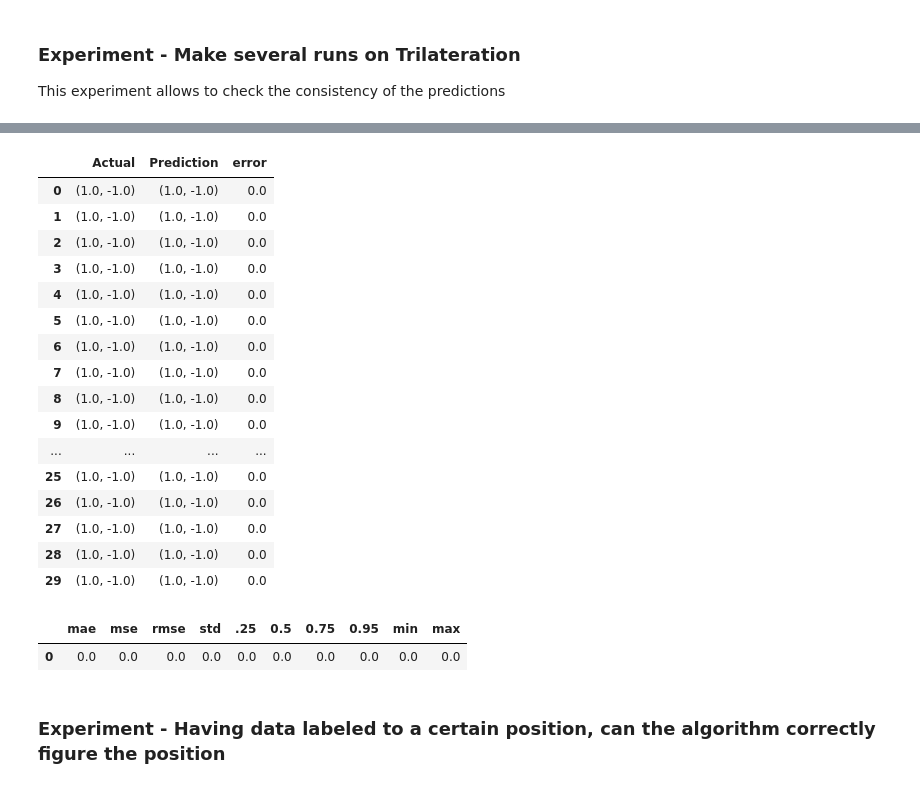
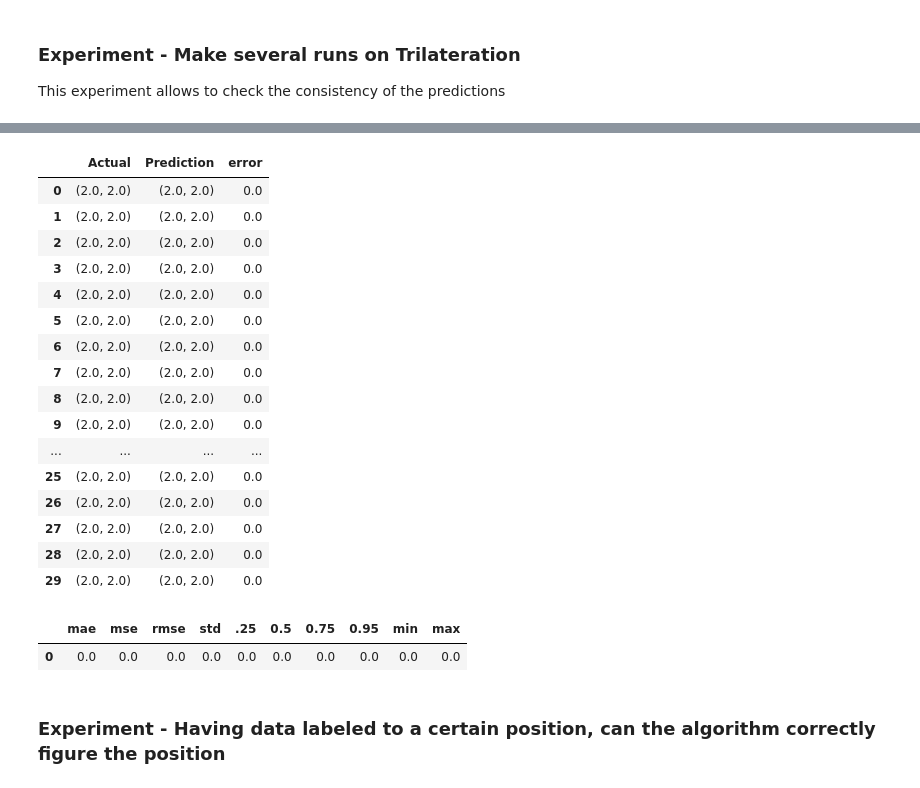
Before and after one commit to rui-pedro-porfirio/IndoorApp, a Jupyter notebook: Server/Notebooks/TRILATERATION/TrilaterationNotebook.ipynb, the cells around one changed output, grey strips where cells are left out. Drawn from its saved outputs; the diff is of its cells as text; code cells hidden in the pictures.

Commit message:
Trilateration Notebook experiments with new data done. New results can be evaluated for trilateration

```diff
--- a/Server/Notebooks/TRILATERATION/TrilaterationNotebook.ipynb
+++ b/Server/Notebooks/TRILATERATION/TrilaterationNotebook.ipynb
@@ -544,6 +544,8 @@ def compute_KNN_with_Regression(testX_data=None, scaler=None, n_neighbors=5,
 # %%
 rf = test_dataset.groupby((['coordinate_X','coordinate_Y']))
 for k1, v1 in rf:
+    coordinate_test = k1
     test_point = v1
+display(coordinate_test)
 display(test_point)
 # %% [output]
@@ -620,6 +619,27 @@ def compute_trilateration(flag = 0):
     if flag == 0:
         compute_display(results_mse)
     return prediction
+# %%
+def compute_trilateration_test_single_point(flag = 0):
+    results_mse = {}
+    for index, row in dataset.iterrows():
+        x = row['X']
+        y = row['Y']
+        squared_errors = 0.0
+        rfv = test_point.groupby(['BLE Beacon'])
+        empty_list = {}
+        for k, v in rfv:
+            distance_known = row[k]
+            squared_errors += compute_squared_errors(distance_known,distances[coordinate_test][k])
+        mse = squared_errors / len(rfv)
+        if flag == 0:
+            print('MSE FOR POINT: x: ' + str(x) + ", y: " + str(y) + " is " + str(mse))
+        results_mse[(x,y)] = mse
+    prediction = min(results_mse,key=results_mse.get)
+    print("PREDICTION is " + str(prediction))
+    if flag == 0:
+        compute_display(results_mse)
+    return prediction
 # %% [markdown]
 ### Experiment - Compute Distances
 Make initial prediction on distances
@@ -648,5 +668,5 @@ DISTANCES ESTIMATIONS
 ### Experiment - Compute Trilateration
 Make initial prediction on trilateration
 # %%
-initial_prediction = compute_trilateration()
+initial_prediction = compute_trilateration_test_single_point()
 # %% [output]
@@ -682,7 +699,7 @@ actual = list()
 results_stats = list()
 for run in runs:
     compute_distance(flag=1)
-    prediction = compute_trilateration(flag=1)
+    prediction = compute_trilateration_test_single_point(flag=1)
     predictions.append(prediction)
     actual.append(initial_prediction)
 results = list(zip(actual,predictions))
@@ -721,20 +738,20 @@ PREDICTION is (1.0, -1.0)
 |  | Actual | Prediction | error |
-| 0 | (1.0, -1.0) | (1.0, -1.0) | 0.0 |
-| 1 | (1.0, -1.0) | (1.0, -1.0) | 0.0 |
-| 2 | (1.0, -1.0) | (1.0, -1.0) | 0.0 |
-| 3 | (1.0, -1.0) | (1.0, -1.0) | 0.0 |
-| 4 | (1.0, -1.0) | (1.0, -1.0) | 0.0 |
-| 5 | (1.0, -1.0) | (1.0, -1.0) | 0.0 |
-| 6 | (1.0, -1.0) | (1.0, -1.0) | 0.0 |
-| 7 | (1.0, -1.0) | (1.0, -1.0) | 0.0 |
-| 8 | (1.0, -1.0) | (1.0, -1.0) | 0.0 |
-| 9 | (1.0, -1.0) | (1.0, -1.0) | 0.0 |
+| 0 | (2.0, 2.0) | (2.0, 2.0) | 0.0 |
+| 1 | (2.0, 2.0) | (2.0, 2.0) | 0.0 |
+| 2 | (2.0, 2.0) | (2.0, 2.0) | 0.0 |
+| 3 | (2.0, 2.0) | (2.0, 2.0) | 0.0 |
+| 4 | (2.0, 2.0) | (2.0, 2.0) | 0.0 |
+| 5 | (2.0, 2.0) | (2.0, 2.0) | 0.0 |
+| 6 | (2.0, 2.0) | (2.0, 2.0) | 0.0 |
+| 7 | (2.0, 2.0) | (2.0, 2.0) | 0.0 |
+| 8 | (2.0, 2.0) | (2.0, 2.0) | 0.0 |
+| 9 | (2.0, 2.0) | (2.0, 2.0) | 0.0 |
 | ... | ... | ... | ... |
-| 25 | (1.0, -1.0) | (1.0, -1.0) | 0.0 |
-| 26 | (1.0, -1.0) | (1.0, -1.0) | 0.0 |
-| 27 | (1.0, -1.0) | (1.0, -1.0) | 0.0 |
-| 28 | (1.0, -1.0) | (1.0, -1.0) | 0.0 |
-| 29 | (1.0, -1.0) | (1.0, -1.0) | 0.0 |
+| 25 | (2.0, 2.0) | (2.0, 2.0) | 0.0 |
+| 26 | (2.0, 2.0) | (2.0, 2.0) | 0.0 |
+| 27 | (2.0, 2.0) | (2.0, 2.0) | 0.0 |
+| 28 | (2.0, 2.0) | (2.0, 2.0) | 0.0 |
+| 29 | (2.0, 2.0) | (2.0, 2.0) | 0.0 |
 |  | mae | mse | rmse | std | .25 | 0.5 | 0.75 | 0.95 | min | max |
 | 0 | 0.0 | 0.0 | 0.0 | 0.0 | 0.0 | 0.0 | 0.0 | 0.0 | 0.0 | 0.0 |
 # %% [markdown]
```
Also changed, not shown: parts of 5 cells of this notebook, 1 other file.
